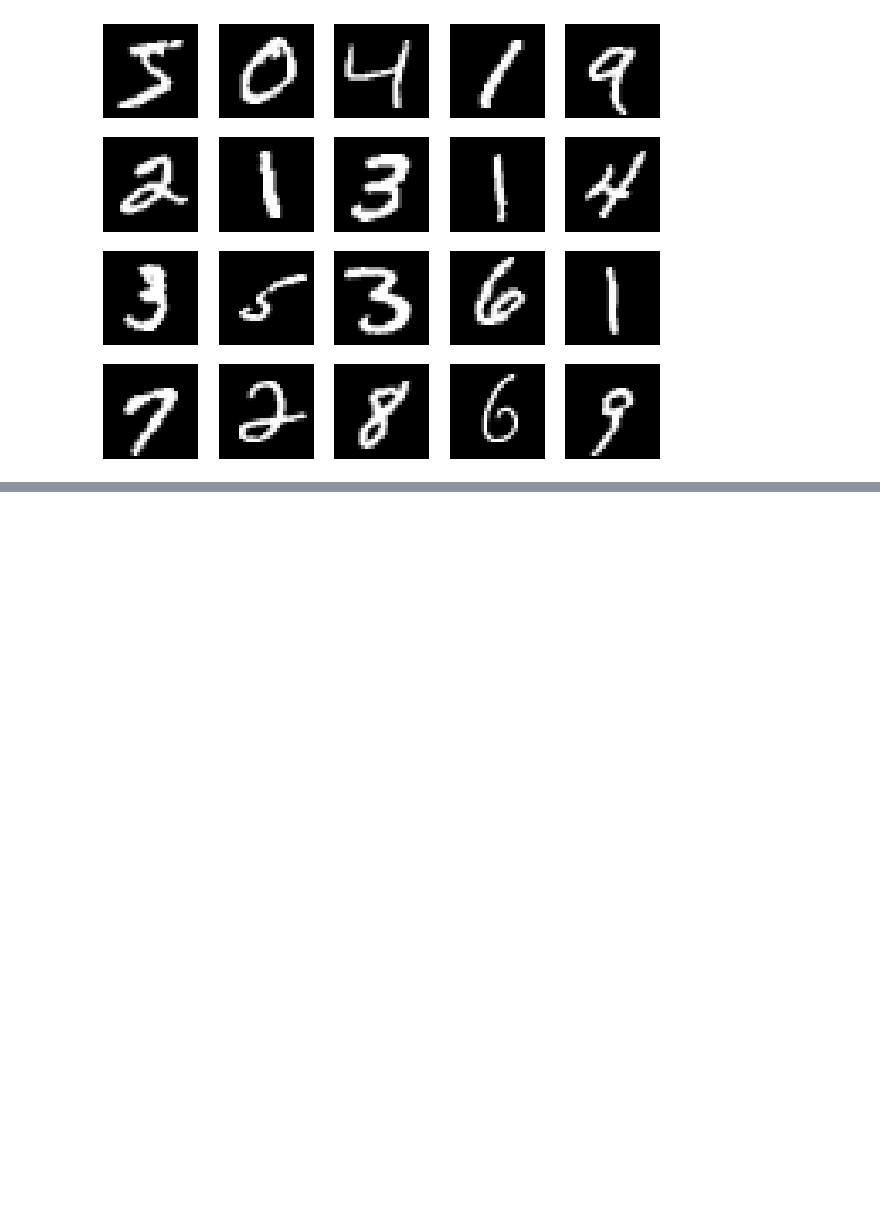
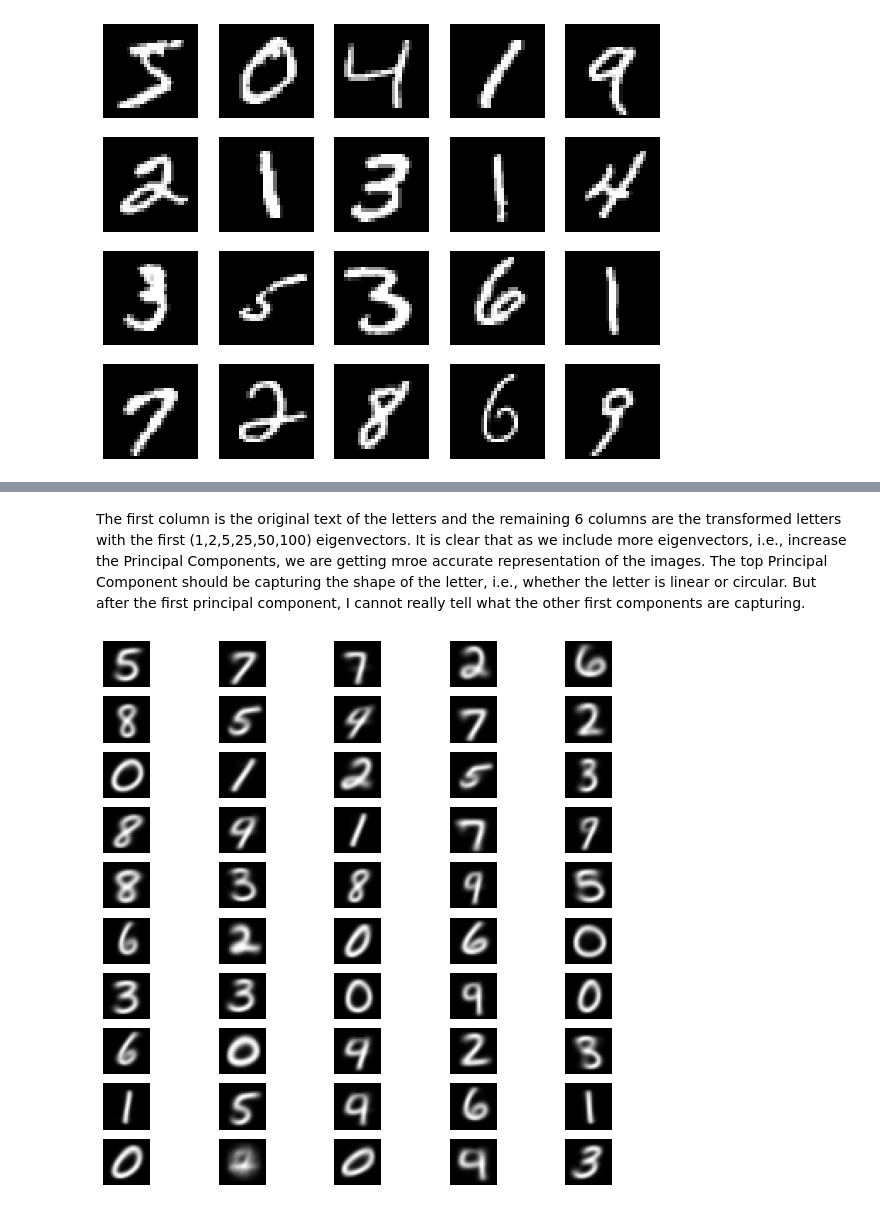
Before and after one commit to richardxd/MachineLearningAlgo, a Jupyter notebook: hw3/hw3code_richard_xu.ipynb, the cells around one changed output, grey strips where cells are left out. Saved outputs shown, nothing was run; the diff lists cells and outputs as text; code cells hidden in the pictures; blank space fills up the shorter version.

```diff
--- a/hw3/hw3code_richard_xu.ipynb
+++ b/hw3/hw3code_richard_xu.ipynb
@@ -9,7 +9,17 @@ data_label = "../hw1/LSDA_data/mnist/MNIST_labels.npy"
 data = np.float64(np.load(data_address)/255)
 label = np.float32(np.load(data_label))
 
-print(len(data))
+split1 = int(0.8 * len(data))
+split2 = int(0.9 * len(data))
+train = data[:split1]
+dev = data[split1:split2]
+test = data[split2:]
+
+train_label = label[:split1]
+dev_label = label[split1:split2]
+test_label = label[split2:]
+
+
 
 def show_images(examples, nrows, ncols):
     plt.figure(figsize=(ncols*2, nrows*2))
@@ -97,0 +104,18 @@ shape of X:  (70000, 784)
+# %% [markdown]
+The first column is the original text of the letters and the remaining 6 columns are the transformed letters with the first (1,2,5,25,50,100) eigenvectors. It is clear that as we include more eigenvectors, i.e., increase the Principal Components, we are getting mroe accurate representation of the images. The top Principal Component should be capturing the shape of the letter, i.e., whether the letter is linear or circular. But after the first principal component, I cannot really tell what the other first components are capturing.
+# %%
+# 2 apply k means to the dataset, show the clusters centers of the data.
+from sklearn.cluster import KMeans
+
+kmeans = KMeans(n_clusters=50, init = 'random', max_iter=50)
+kmeans.fit(train)
+predict = kmeans.predict(train)
+
+plt.figure(figsize=(10,10))
+for i in range(50):
+    plt.subplot(10,5,i + 1)
+    plt.imshow(kmeans.cluster_centers_[i].reshape(28,28), cmap='gray')
+    plt.axis('off')
+plt.show()
+# %% [output]
+[figure, added]
```
Also changed, not shown: parts of 7 cells of this notebook.
